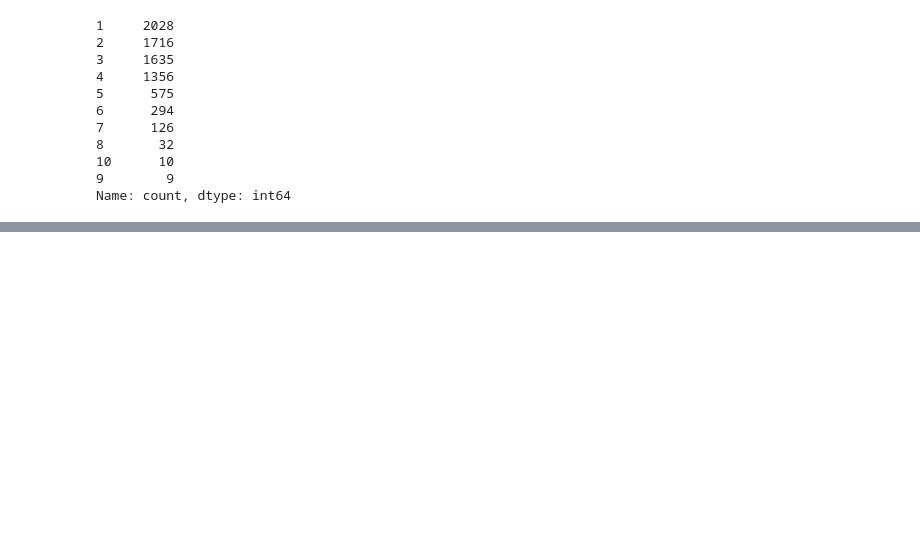
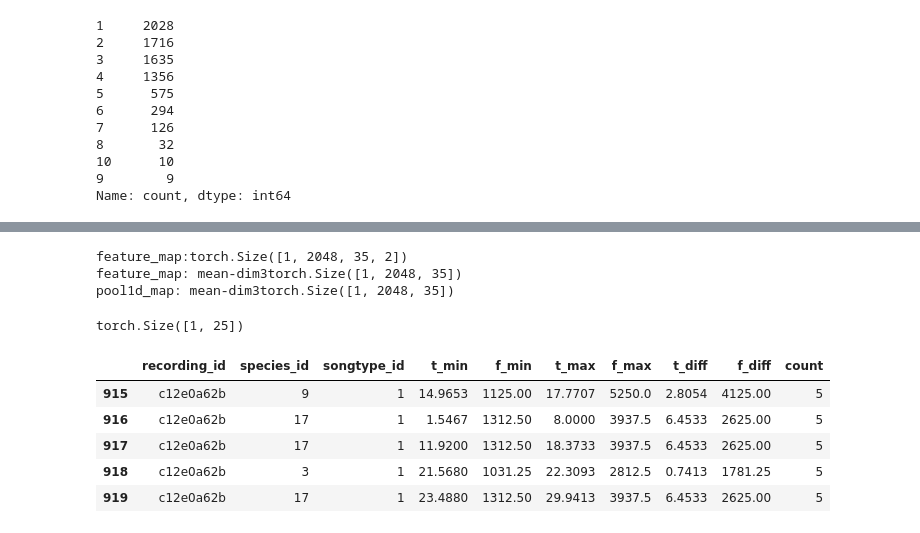
Before and after one commit to ibkuroyagi/Rainforest-Connection-Species-Audio-Detection, a Jupyter notebook: working/EDA.ipynb, the cells around one changed output, grey strips where cells are left out. Drawn from its saved outputs; the diff is of its cells as text; code cells hidden in the pictures; blank space fills up the shorter version.

```diff
--- a/working/EDA.ipynb
+++ b/working/EDA.ipynb
@@ -203,0 +240,31 @@ train_tp
+# %%
+model = Cnn14_DecisionLevelAtt(sample_rate=16000,
+        window_size=1024,
+        hop_size=256,
+        mel_bins=64,
+        fmin=50,
+        fmax=8000,
+        classes_num=25,
+        training=False,
+        require_prep=True,
+        is_spec_augmenter=False,
+        mixup_lambda=None,)
+x = torch.tensor(wave[:288000]).unsqueeze(0)
+y = model(x)
+# %% [output]
+feature_map:torch.Size([1, 2048, 35, 2])
+feature_map: mean-dim3torch.Size([1, 2048, 35])
+pool1d_map: mean-dim3torch.Size([1, 2048, 35])
+# %%
+y["clipwise_output"].shape
+# %% [output]
+torch.Size([1, 25])
+# %%
+train_tp[train_tp["count"] == 5]
+# %% [output]
+|  | recording_id | species_id | songtype_id | t_min | f_min | t_max | f_max | t_diff | f_diff | count |
+| 915 | c12e0a62b | 9 | 1 | 14.9653 | 1125.00 | 17.7707 | 5250.0 | 2.8054 | 4125.00 | 5 |
+| 916 | c12e0a62b | 17 | 1 | 1.5467 | 1312.50 | 8.0000 | 3937.5 | 6.4533 | 2625.00 | 5 |
+| 917 | c12e0a62b | 17 | 1 | 11.9200 | 1312.50 | 18.3733 | 3937.5 | 6.4533 | 2625.00 | 5 |
+| 918 | c12e0a62b | 3 | 1 | 21.5680 | 1031.25 | 22.3093 | 2812.5 | 0.7413 | 1781.25 | 5 |
+| 919 | c12e0a62b | 17 | 1 | 23.4880 | 1312.50 | 29.9413 | 3937.5 | 6.4533 | 2625.00 | 5 |
```
Also changed, not shown: parts of 17 cells of this notebook, 8 other files.
